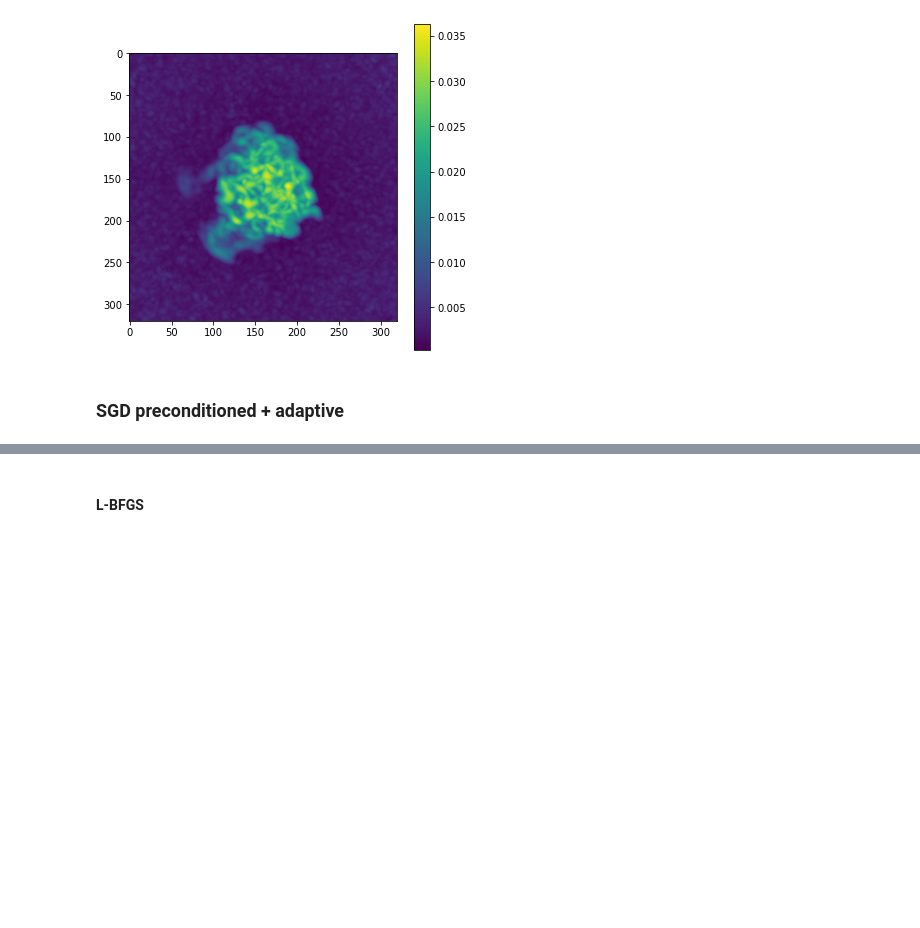
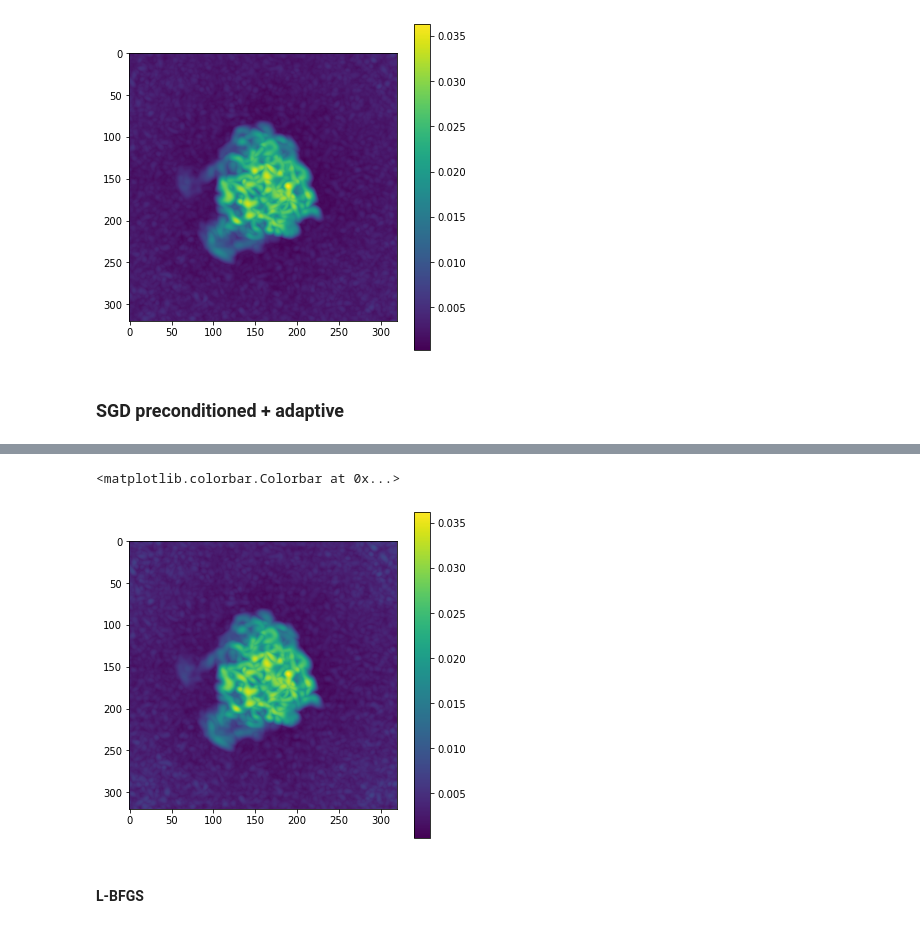
Before and after one commit to bogdantoader/simplecryoem, a Jupyter notebook: nb/Higher_stochastic.ipynb, the cells around one changed output, grey strips where cells are left out. Drawn from its saved outputs; the diff is of its cells as text; code cells hidden in the pictures; blank space fills up the shorter version.

```diff
--- a/nb/Higher_stochastic.ipynb
+++ b/nb/Higher_stochastic.ipynb
@@ -544,0 +545,9 @@ plt.legend(['SGD', 'SGD + p'])
+# %%
+v_p_rec_l, _ = rescale_larger_grid(v_p_rec, x_grid, nx0)
+vr_sgd_p = jnp.real(jnp.fft.fftshift(jnp.fft.ifftn(v_p_rec_l)))
+
+mip_z(vr_sgd_p)
+plt.colorbar()
+# %% [output]
+<matplotlib.colorbar.Colorbar at 0x...>
+[figure, added]
```
Also changed, not shown: parts of 14 cells of this notebook.
